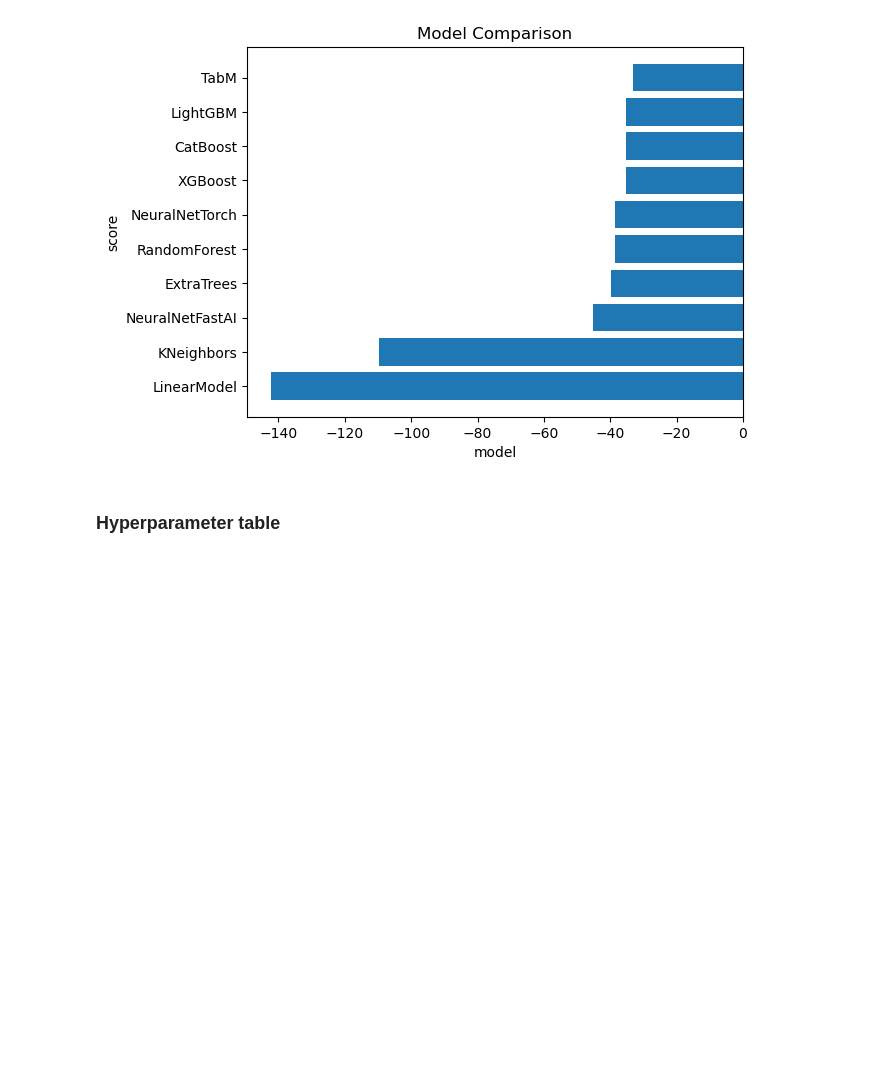
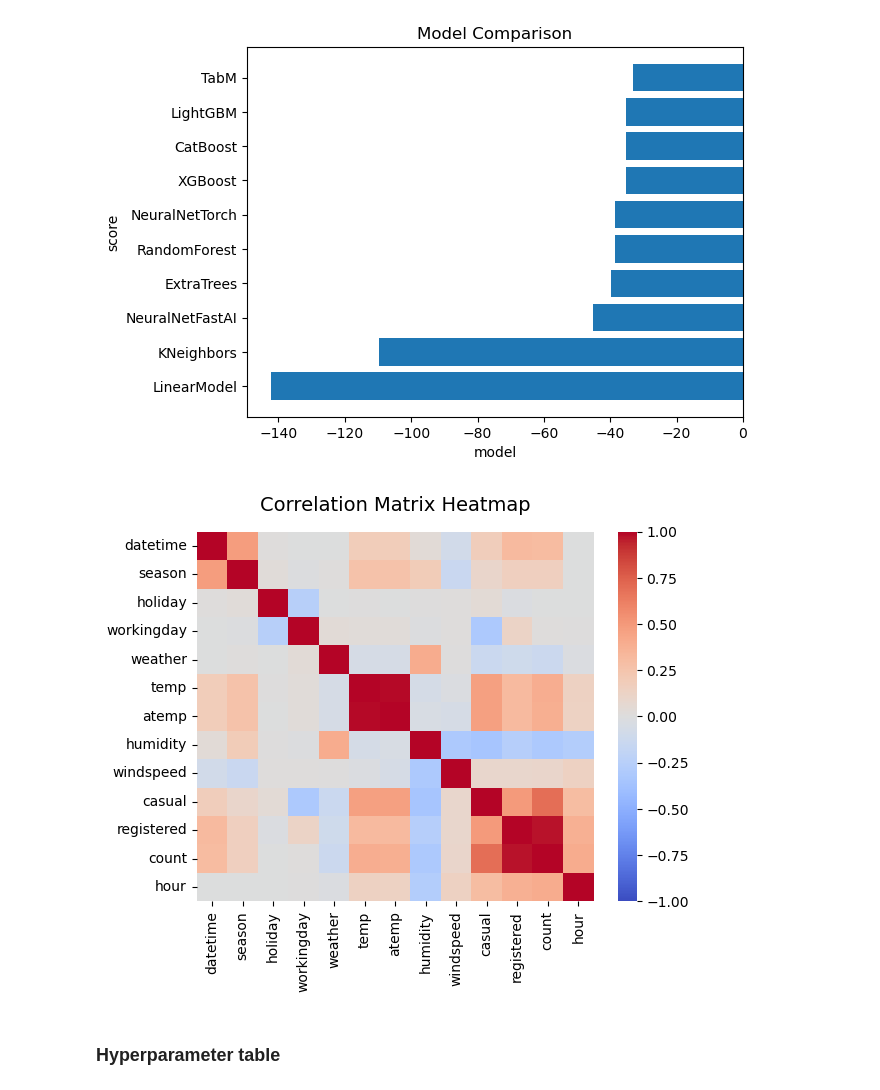
Before and after one commit to MouMike/Bike-Sharing-Demand, a Jupyter notebook: project/project-template.ipynb, the cells around one changed output. Cells and saved outputs as stored; diff of their text form; code cells hidden in the pictures; blank space fills up the shorter version.

Commit message:
Add correlation heatmap

```diff
--- a/project/project-template.ipynb
+++ b/project/project-template.ipynb
@@ -2037,6 +2038,21 @@ plt.title('Model Comparison')
 plt.show()
 # %% [output]
 [figure]
+# %%
+# Create correlation matrix heatmap for all features
+corr_matrix = train.corr()
+sns.heatmap(
+    corr_matrix,
+    cmap="coolwarm",  # Diverging colormap (blue = negative, red = positive)
+    vmin=-1,
+    vmax=1,  # Set color limits to match standard correlation range
+)
+
+plt.title("Correlation Matrix Heatmap", fontsize=14, pad=15)
+plt.savefig('correlation_heatmap.png')
+plt.show()
+# %% [output]
+[figure, added]
 # %% [markdown]
 ### Hyperparameter table
 # %%
```
Also changed, not shown: parts of 2 cells of this notebook.
